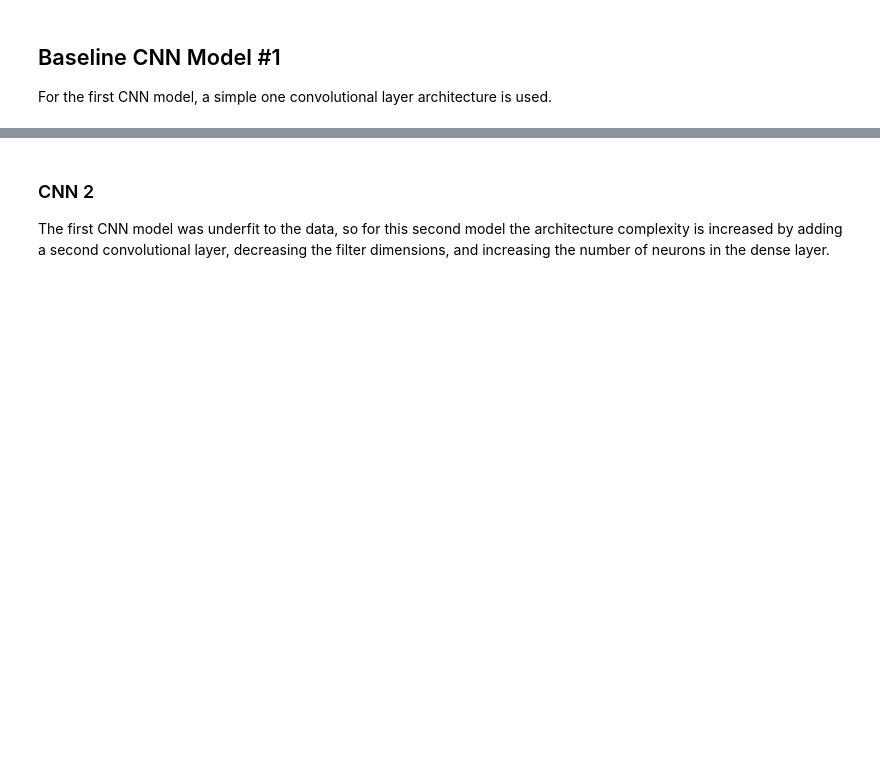
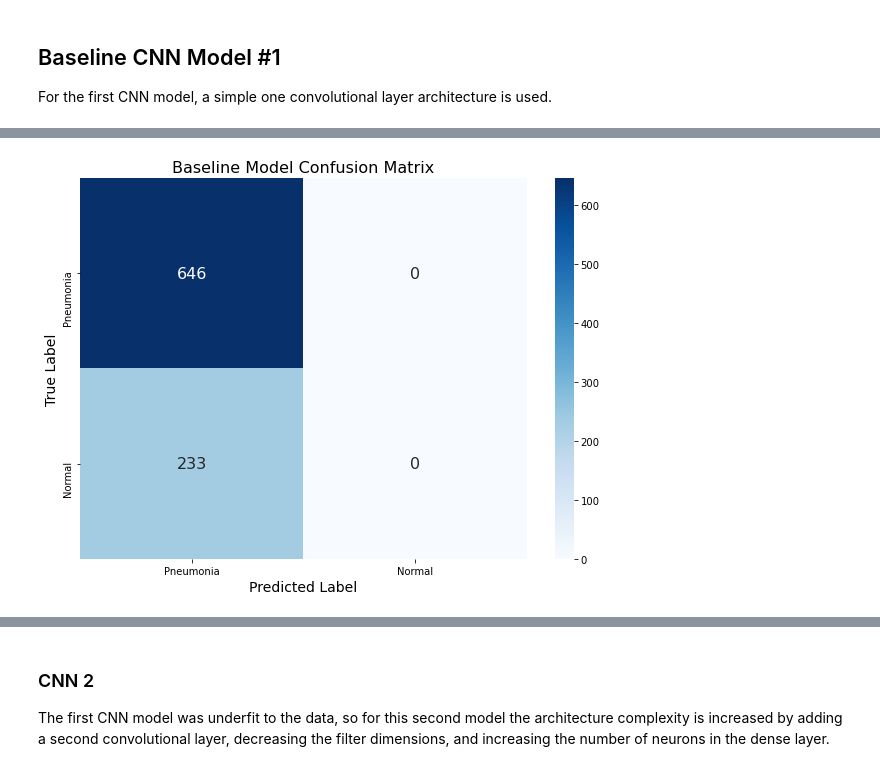
Before and after one commit to bentoler22/Flatiron_Phase_4_Project, a Jupyter notebook: Chest_Xray_Pneumonia_Classification.ipynb, the cells around one changed output, grey strips where cells are left out. Drawn from its saved outputs; the diff is of its cells as text; code cells hidden in the pictures; blank space fills up the shorter version.

```diff
--- a/Chest_Xray_Pneumonia_Classification.ipynb
+++ b/Chest_Xray_Pneumonia_Classification.ipynb
@@ -199,3 +204,14 @@ Epoch 30/30
+# %%
+# plot confusion matrix
+df_cm_base = pd.DataFrame(base_cm, index = ['Pneumonia', 'Normal'],
+                  columns = ['Pneumonia', 'Normal'])
+fig, ax = plt.subplots(figsize=(10,7))
+ax = sn.heatmap(df_cm_base, annot=True, annot_kws={'fontsize': 16}, cmap='Blues', fmt='g');
+ax.set_xlabel('Predicted Label', fontsize=14);
+ax.set_ylabel('True Label', fontsize=14);
+plt.title('Baseline Model Confusion Matrix', fontsize=16);
+# %% [output]
+[figure, added]
 # %%
 # define function to plot accuracy and loss of model
 def plot_training(history):
```
Also changed, not shown: parts of 8 cells of this notebook, 4 other files.
